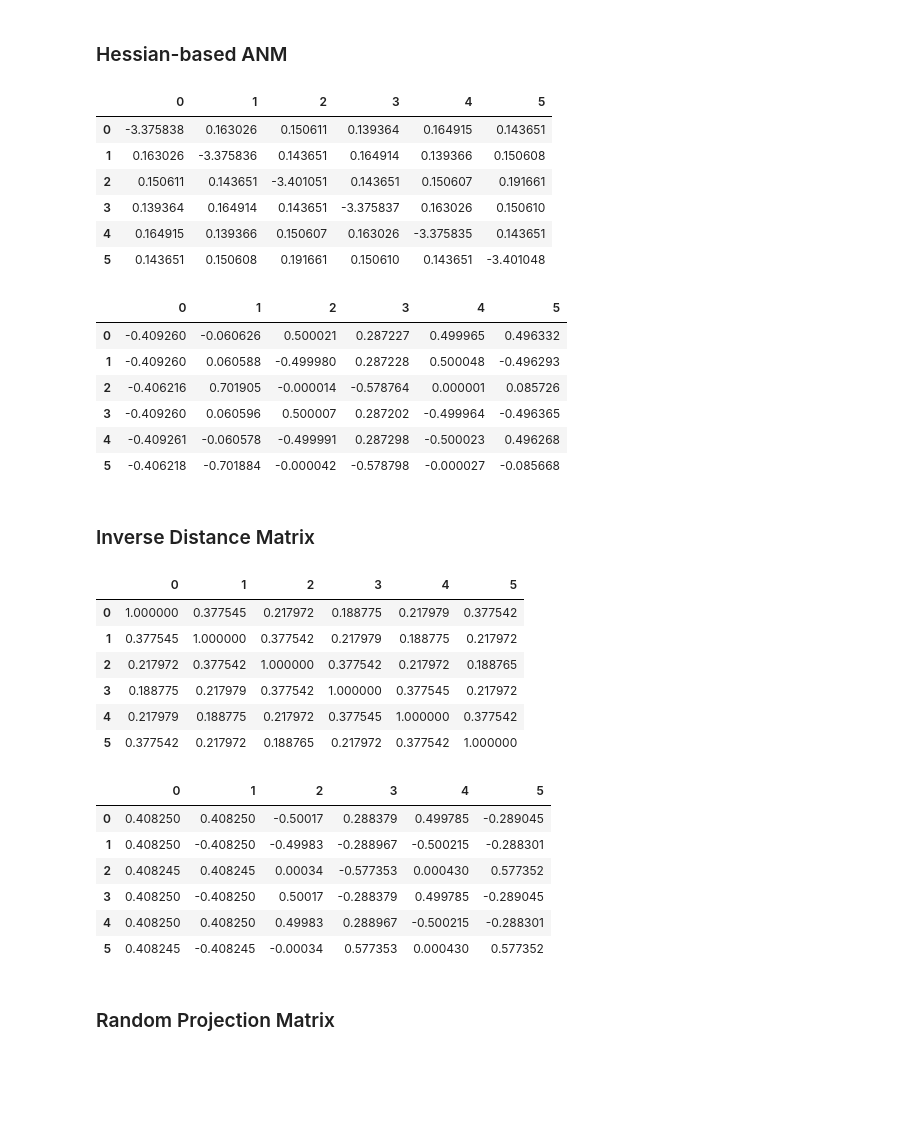
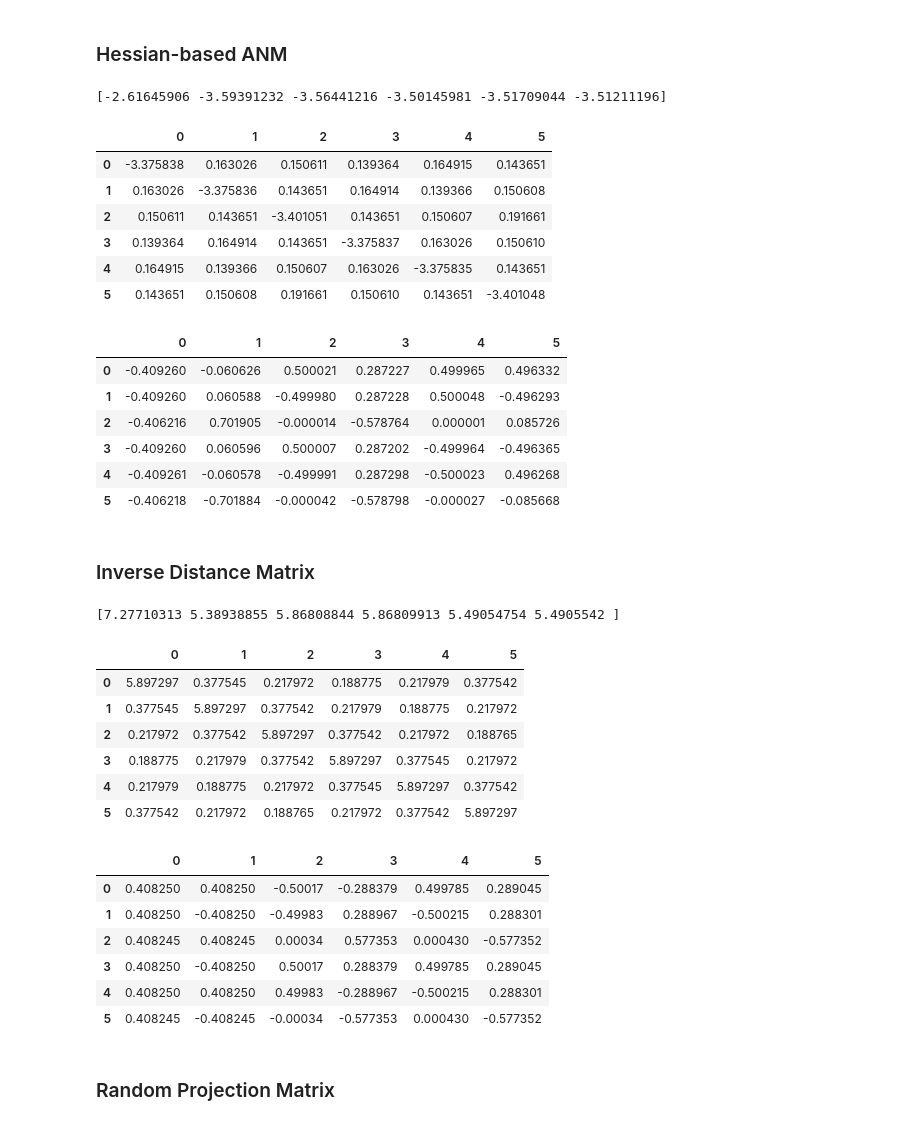
Before and after one commit to GabrielWu2004/Alchemical_Normal_Modes, a Jupyter notebook: [1]_ANM_with_benzene/main_code/Process_benzene_data.ipynb, the cells around one changed output. Cells and saved outputs as stored; diff of their text form; code cells hidden in the pictures; blank space fills up the shorter version.

```diff
--- a/[1]_ANM_with_benzene/main_code/Process_benzene_data.ipynb
+++ b/[1]_ANM_with_benzene/main_code/Process_benzene_data.ipynb
@@ -43,23 +46,3 @@ H       -0.17153979       2.52108280      -0.00237226
 basis_pcx2={"H":"pc-2",'C':bse.get_basis("pcX-2",fmt="nwchem",elements=[6])\
            ,'N':bse.get_basis("pcX-2",fmt="nwchem",elements=[7])\
            ,'O':bse.get_basis("pcX-2",fmt="nwchem",elements=[8])}
-# %%
-def create_coord_array(benz_atom):
-    """
-    Create a numpy array of coordinates based on the coordinate string
-    """
-
-    # Split the string into lines
-    lines = benz_atom.strip().split("\n")
-
-    # Initialize the 2D array
-    coord_array = np.zeros((12, 3))
-
-    # Iterate over the lines and populate the array
-    for i, line in enumerate(lines):  # Skip the first line (column headers)
-        parts = line.split()
-        atom_symbol = parts[0]
-        coordinates = [float(coord) for coord in parts[1:]]
-        coord_array[i] = coordinates
-
-    return coord_array
@@ -166,13 +79,15 @@ def get_hessian():
 # %%
 H = get_hessian()
-Q = np.linalg.eig(H)[1]
-np.savetxt('CCS basis/ANM_basis.txt', Q)
+Q_eig_val, Q = np.linalg.eig(H)
+np.savetxt('CCS_basis/ANM_basis.txt', Q)
 
 H_df = pd.DataFrame(H)
 Q_df = pd.DataFrame(Q)
+print(Q_eig_val)
 display(H_df)
 display(Q_df)
 # %% [output]
+[-2.61645906 -3.59391232 -3.56441216 -3.50145981 -3.51709044 -3.51211196]
 |  | 0 | 1 | 2 | 3 | 4 | 5 |
 | 0 | -3.375838 | 0.163026 | 0.150611 | 0.139364 | 0.164915 | 0.143651 |
 | 1 | 0.163026 | -3.375836 | 0.143651 | 0.164914 | 0.139366 | 0.150608 |
@@ -189,42 +104,33 @@ display(Q_df)
 | 5 | -0.406218 | -0.701884 | -0.000042 | -0.578798 | -0.000027 | -0.085668 |
 # %% [markdown]
 ### Inverse Distance Matrix ###
-# %%
-def get_inv_dist_M(coord):
-    M = np.zeros((6, 6))
-    for i in range(6):
-        for j in range(6):
-            if i != j:
-                r_ij = np.linalg.norm(coord[i] - coord[j])  # Calculate Euclidean distance between i-th and j-th rows of coord
-            else:
-                r_ij = 1 # for diagonal elements, set z_ij to 1
-            M[i, j] = 1/(r_ij + 1e-8)
-    return M
 # %%
-coord = create_coord_array(benz_atom)
+coord = create_coord_array(benz_atom, 12)
 M_inv_dist = get_inv_dist_M(coord)
-Q_inv_dist = np.linalg.eig(M_inv_dist)[1]
-np.savetxt('CCS basis/Inverse_distance_basis.txt', Q_inv_dist)
+Q_inv_dist_eig_val, Q_inv_dist = np.linalg.eig(M_inv_dist)
+np.savetxt('CCS_basis/Inverse_distance_basis.txt', Q_inv_dist)
 
+print(Q_inv_dist_eig_val)
 M_inv_dist_df = pd.DataFrame(M_inv_dist)
 Q_inv_dist_df = pd.DataFrame(Q_inv_dist)
 display(M_inv_dist_df)
 display(Q_inv_dist_df)
 # %% [output]
+[7.27710313 5.38938855 5.86808844 5.86809913 5.49054754 5.4905542 ]
 |  | 0 | 1 | 2 | 3 | 4 | 5 |
-| 0 | 1.000000 | 0.377545 | 0.217972 | 0.188775 | 0.217979 | 0.377542 |
-| 1 | 0.377545 | 1.000000 | 0.377542 | 0.217979 | 0.188775 | 0.217972 |
-| 2 | 0.217972 | 0.377542 | 1.000000 | 0.377542 | 0.217972 | 0.188765 |
-| 3 | 0.188775 | 0.217979 | 0.377542 | 1.000000 | 0.377545 | 0.217972 |
-| 4 | 0.217979 | 0.188775 | 0.217972 | 0.377545 | 1.000000 | 0.377542 |
-| 5 | 0.377542 | 0.217972 | 0.188765 | 0.217972 | 0.377542 | 1.000000 |
+| 0 | 5.897297 | 0.377545 | 0.217972 | 0.188775 | 0.217979 | 0.377542 |
+| 1 | 0.377545 | 5.897297 | 0.377542 | 0.217979 | 0.188775 | 0.217972 |
+| 2 | 0.217972 | 0.377542 | 5.897297 | 0.377542 | 0.217972 | 0.188765 |
+| 3 | 0.188775 | 0.217979 | 0.377542 | 5.897297 | 0.377545 | 0.217972 |
+| 4 | 0.217979 | 0.188775 | 0.217972 | 0.377545 | 5.897297 | 0.377542 |
+| 5 | 0.377542 | 0.217972 | 0.188765 | 0.217972 | 0.377542 | 5.897297 |
 |  | 0 | 1 | 2 | 3 | 4 | 5 |
-| 0 | 0.408250 | 0.408250 | -0.50017 | 0.288379 | 0.499785 | -0.289045 |
-| 1 | 0.408250 | -0.408250 | -0.49983 | -0.288967 | -0.500215 | -0.288301 |
-| 2 | 0.408245 | 0.408245 | 0.00034 | -0.577353 | 0.000430 | 0.577352 |
-| 3 | 0.408250 | -0.408250 | 0.50017 | -0.288379 | 0.499785 | -0.289045 |
-| 4 | 0.408250 | 0.408250 | 0.49983 | 0.288967 | -0.500215 | -0.288301 |
-| 5 | 0.408245 | -0.408245 | -0.00034 | 0.577353 | 0.000430 | 0.577352 |
+| 0 | 0.408250 | 0.408250 | -0.50017 | -0.288379 | 0.499785 | 0.289045 |
+| 1 | 0.408250 | -0.408250 | -0.49983 | 0.288967 | -0.500215 | 0.288301 |
+| 2 | 0.408245 | 0.408245 | 0.00034 | 0.577353 | 0.000430 | -0.577352 |
+| 3 | 0.408250 | -0.408250 | 0.50017 | 0.288379 | 0.499785 | 0.289045 |
+| 4 | 0.408250 | 0.408250 | 0.49983 | -0.288967 | -0.500215 | 0.288301 |
+| 5 | 0.408245 | -0.408245 | -0.00034 | -0.577353 | 0.000430 | -0.577352 |
 # %% [markdown]
 ### Random Projection Matrix ###
 # %%
```
Also changed, not shown: parts of 53 cells of this notebook, 39 other files.
